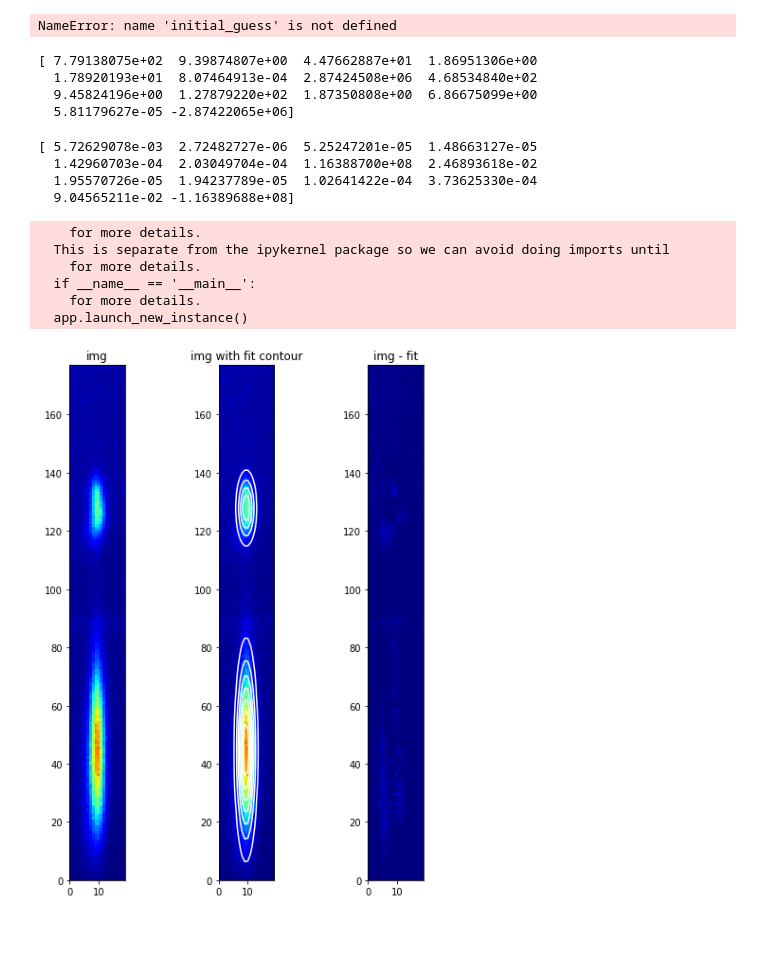
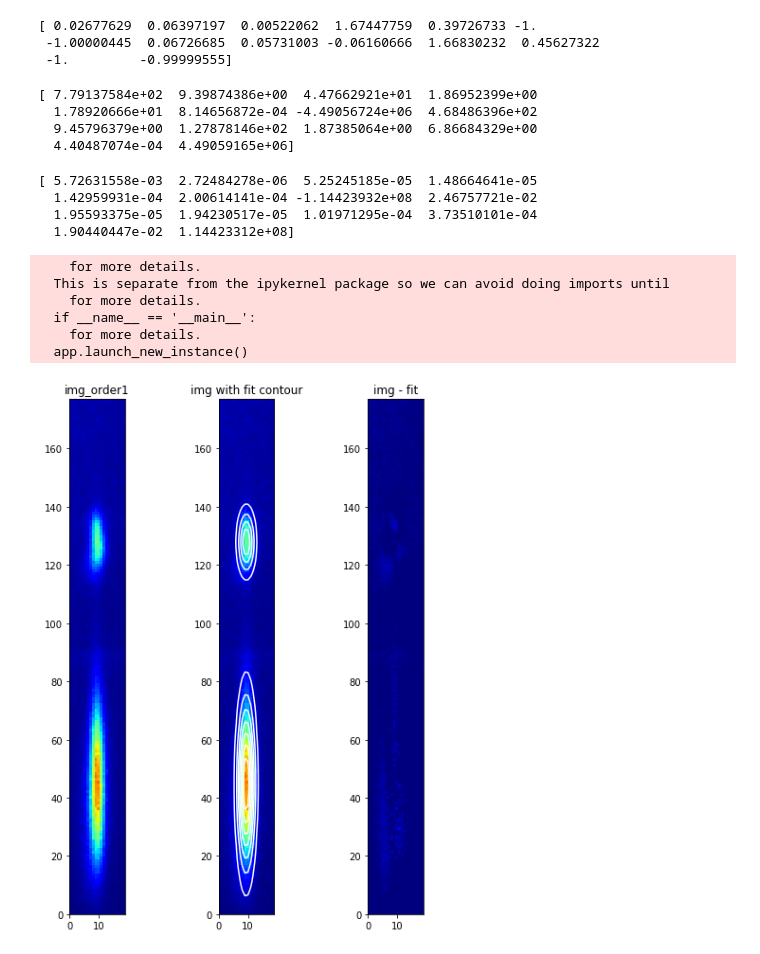
Before and after one commit to kywdavis/kast_ghosting, a Jupyter notebook: 2dgaus_multicomp.ipynb, the cells around one changed output. Cells and saved outputs as stored; diff of their text form; code cells hidden in the pictures.

```diff
--- a/2dgaus_multicomp.ipynb
+++ b/2dgaus_multicomp.ipynb
@@ -34,5 +32,5 @@ SyntaxError: invalid syntax (<ipython-input-6-73d0e1c4da5b>, line 1)
 # %%
-file = open("test_image_2.txt", "r")
+file = open("test_order1.txt", "r")
 test_image = pickle.load(file)
 file.close()
 # %%
@@ -41,6 +42,6 @@ print test_image.shape
 # %%
-initial_guess = [800, 10, 45, 5, 25, 0, 0,
-                500, 10, 120, 5, 10, 0, 0]
+initial_guess = [800, 10, 45, 5, 25, 0, 20,
+                500, 10, 120, 5, 10, 0, 20]
 x = np.arange(0, 20)
 y = np.arange(0, 178)
 x,y = np.meshgrid(x, y)
@@ -59,48 +62,51 @@ NameError: name 'twoD_Gaussian_multicomp' is not defined
 # %%
 print (initial_guess-popt)/popt
 # %% [output]
-NameError: name 'initial_guess' is not defined
+[ 0.02677629  0.06397197  0.00522062  1.67447759  0.39726733 -1.
+ -1.00000445  0.06726685  0.05731003 -0.06160666  1.66830232  0.45627322
+ -1.         -0.99999555]
 # %%
 print popt
 # %% [output]
-[ 7.79138075e+02  9.39874807e+00  4.47662887e+01  1.86951306e+00
-  1.78920193e+01  8.07464913e-04  2.87424508e+06  4.68534840e+02
-  9.45824196e+00  1.27879220e+02  1.87350808e+00  6.86675099e+00
-  5.81179627e-05 -2.87422065e+06]
+[ 7.79137584e+02  9.39874386e+00  4.47662921e+01  1.86952399e+00
+  1.78920666e+01  8.14656872e-04 -4.49056724e+06  4.68486396e+02
+  9.45796379e+00  1.27878146e+02  1.87385064e+00  6.86684329e+00
+  4.40487074e-04  4.49059165e+06]
 # %%
 print pcov.diagonal() / popt
 # %% [output]
-[ 5.72629078e-03  2.72482727e-06  5.25247201e-05  1.48663127e-05
-  1.42960703e-04  2.03049704e-04  1.16388700e+08  2.46893618e-02
-  1.95570726e-05  1.94237789e-05  1.02641422e-04  3.73625330e-04
-  9.04565211e-02 -1.16389688e+08]
+[ 5.72631558e-03  2.72484278e-06  5.25245185e-05  1.48664641e-05
+  1.42959931e-04  2.00614141e-04 -1.14423932e+08  2.46757721e-02
+  1.95593375e-05  1.94230517e-05  1.01971295e-04  3.73510101e-04
+  1.90440447e-02  1.14423312e+08]
 # %%
 fig, ax = plt.subplots(1, 3, figsize=(8,10))
 
 ax[0].hold(True)
 ax[0].imshow(test_image.reshape(178, 20), cmap=plt.cm.jet, origin='bottom',
     extent=(x.min(), x.max(), y.min(), y.max()), vmin=0, vmax=1000)
 #ax.contour(x, y, data_fitted.reshape(178, 20), 8, colors='w')
-ax[0].set_title("img")
+ax[0].set_title("img_order1")
 
 ax[1].hold(True)
 ax[1].imshow(test_image.reshape(178, 20), cmap=plt.cm.jet, origin='bottom',
     extent=(x.min(), x.max(), y.min(), y.max()), vmin=0, vmax=1000)
 ax[1].contour(x, y, data_fitted.reshape(178, 20), 8, colors='w')
 ax[1].set_title("img with fit contour")
 
 
 ax[2].hold(True)
 ax[2].imshow(test_image.reshape(178, 20)-data_fitted.reshape(178, 20), cmap=plt.cm.jet, origin='bottom',
     extent=(x.min(), x.max(), y.min(), y.max()), vmin=0, vmax=1000)
 #ax.contour(x, y, data_fitted.reshape(178, 20), 8, colors='w')
 ax[2].set_title("img - fit")
+plt.savefig("sub_order1.png", dpi=300)
 plt.show()
 # %% [output]
     for more details.
   This is separate from the ipykernel package so we can avoid doing imports until
     for more details.
   if __name__ == '__main__':
     for more details.
   app.launch_new_instance()
-[figure, old version]
+[figure, new version]
```
Also changed, not shown: parts of 11 cells of this notebook, 11 other files.
